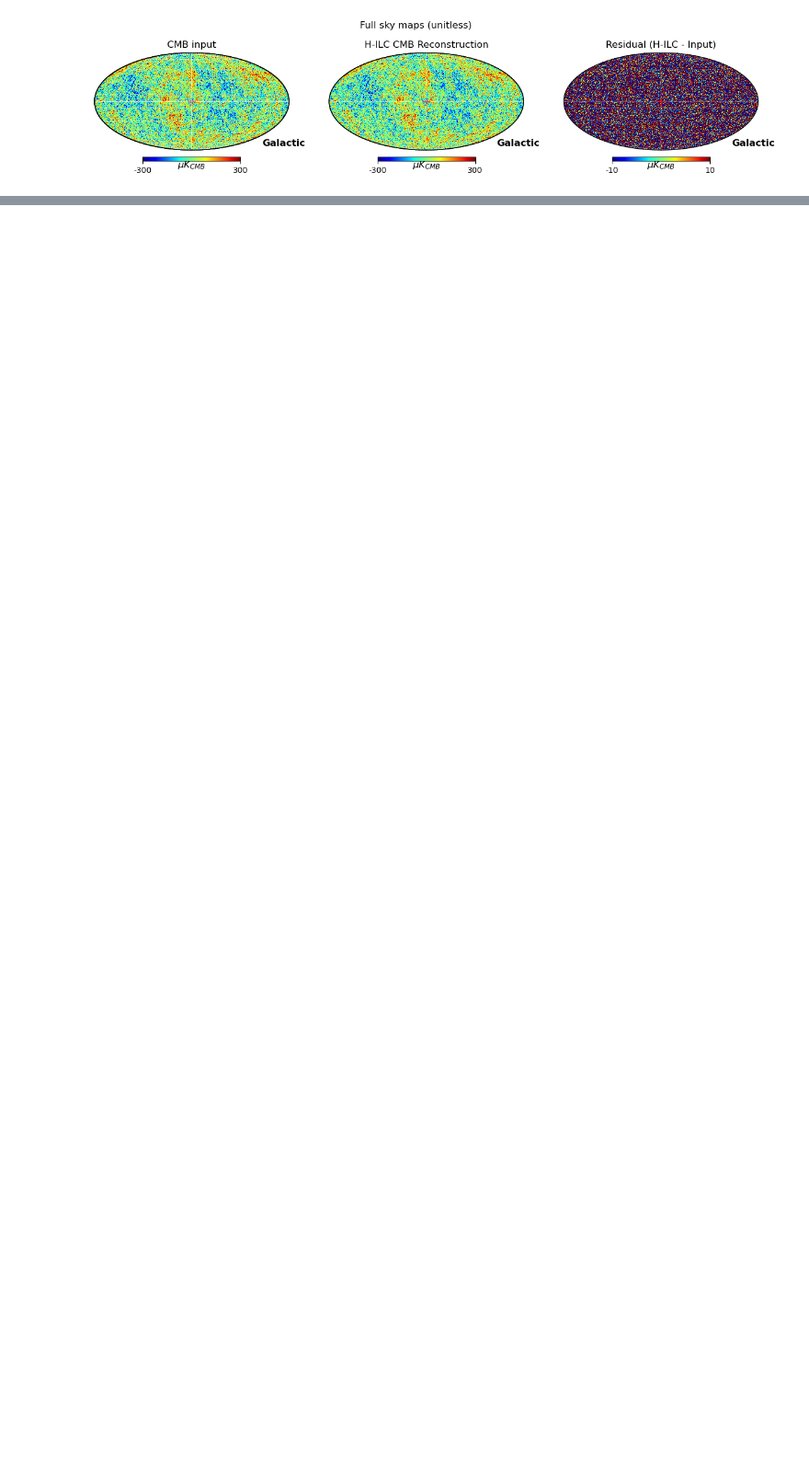
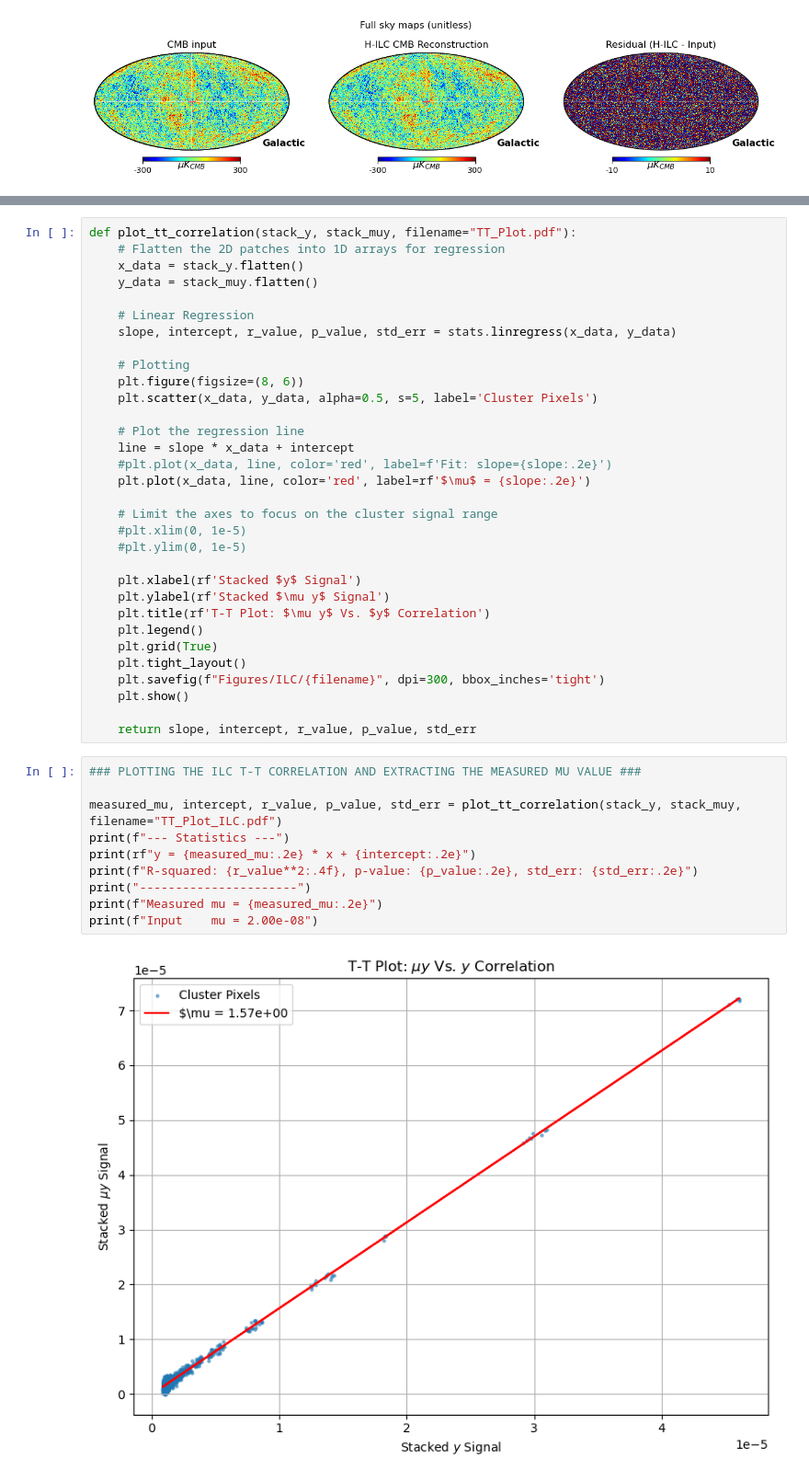
Before and after one commit to JoanRibotOliver/TFM, a Jupyter notebook: ILC_no_y.ipynb, the cells around one changed output, grey strips where cells are left out. Shown at 92% size. Saved outputs shown, nothing was run; the diff lists cells and outputs as text; blank space fills up the shorter version.

```diff
--- a/ILC_no_y.ipynb
+++ b/ILC_no_y.ipynb
@@ -597,0 +716,44 @@ plt.show()
+# %%
+def plot_tt_correlation(stack_y, stack_muy, filename="TT_Plot.pdf"):
+    # Flatten the 2D patches into 1D arrays for regression
+    x_data = stack_y.flatten()
+    y_data = stack_muy.flatten()
+
+    # Linear Regression
+    slope, intercept, r_value, p_value, std_err = stats.linregress(x_data, y_data)
+
+    # Plotting
+    plt.figure(figsize=(8, 6))
+    plt.scatter(x_data, y_data, alpha=0.5, s=5, label='Cluster Pixels')
+
+    # Plot the regression line
+    line = slope * x_data + intercept
+    #plt.plot(x_data, line, color='red', label=f'Fit: slope={slope:.2e}')
+    plt.plot(x_data, line, color='red', label=rf'$\mu$ = {slope:.2e}')
+
+    # Limit the axes to focus on the cluster signal range
+    #plt.xlim(0, 1e-5)
+    #plt.ylim(0, 1e-5)
+
+    plt.xlabel(rf'Stacked $y$ Signal')
+    plt.ylabel(rf'Stacked $\mu y$ Signal')
+    plt.title(rf'T-T Plot: $\mu y$ Vs. $y$ Correlation')
+    plt.legend()
+    plt.grid(True)
+    plt.tight_layout()
+    plt.savefig(f"Figures/ILC/{filename}", dpi=300, bbox_inches='tight')
+    plt.show()
+
+    return slope, intercept, r_value, p_value, std_err
+# %%
+### PLOTTING THE ILC T-T CORRELATION AND EXTRACTING THE MEASURED MU VALUE ###
+
+measured_mu, intercept, r_value, p_value, std_err = plot_tt_correlation(stack_y, stack_muy, filename="TT_Plot_ILC.pdf")
+print(f"--- Statistics ---")
+print(rf"y = {measured_mu:.2e} * x + {intercept:.2e}")
+print(f"R-squared: {r_value**2:.4f}, p-value: {p_value:.2e}, std_err: {std_err:.2e}")
+print("----------------------")
+print(f"Measured mu = {measured_mu:.2e}")
+print(f"Input    mu = 2.00e-08")
+# %% [output]
+[figure, added]
```
Also changed, not shown: parts of 18 cells of this notebook, 18 other files.
